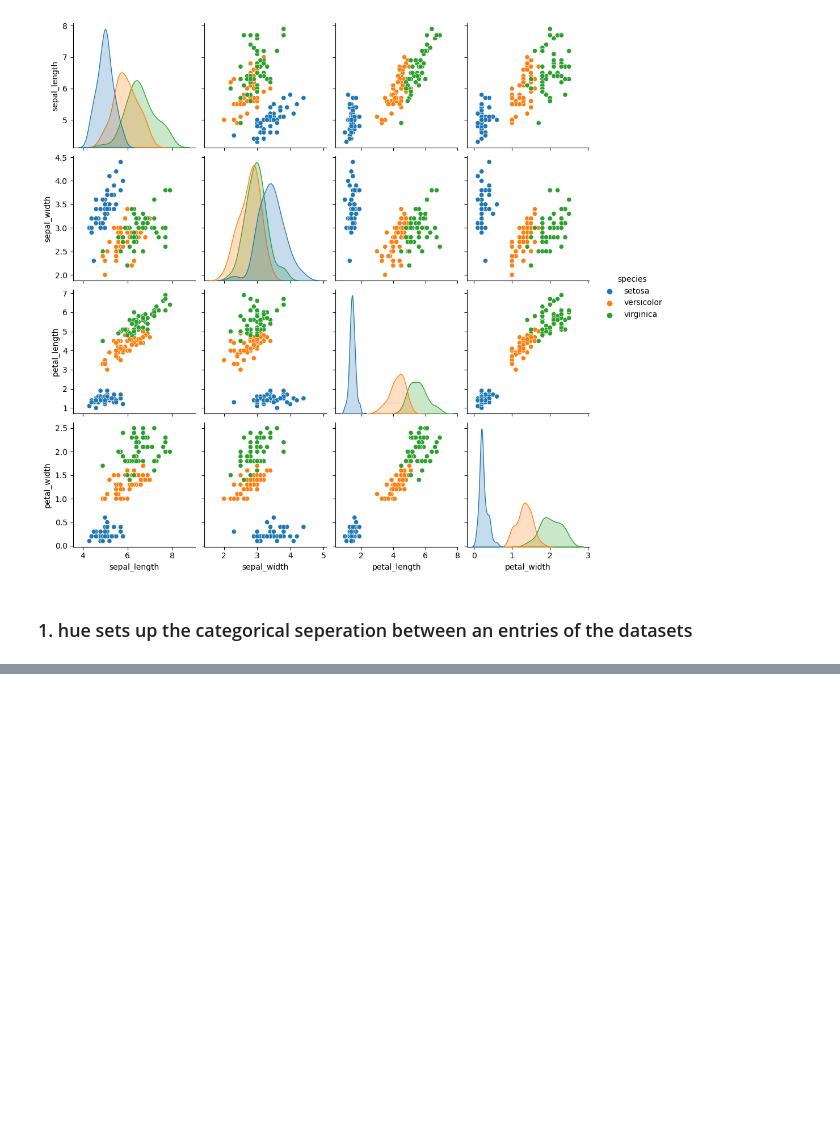
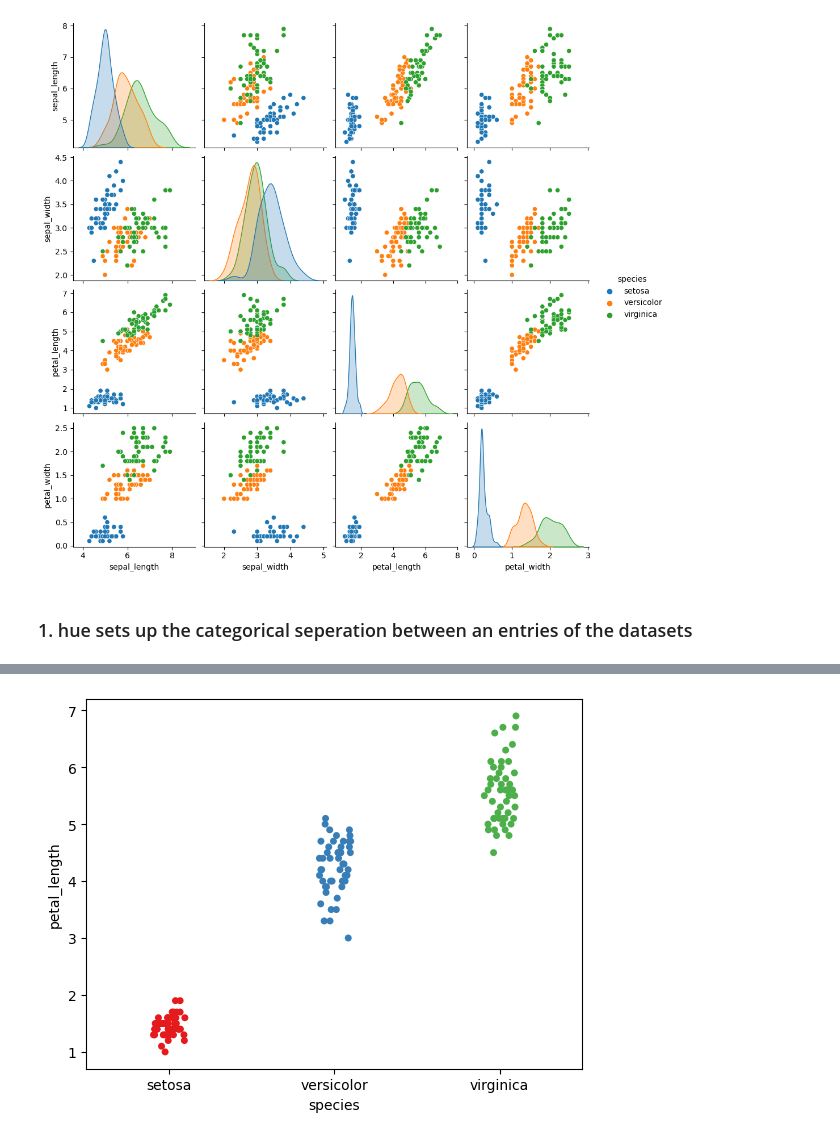
Before and after one commit to deAlgorithm/Data_Mining, a Jupyter notebook: Notebooks/Data Visualization 2.ipynb, the cells around one changed output, grey strips where cells are left out. Saved outputs shown, nothing was run; the diff lists cells and outputs as text; code cells hidden in the pictures; blank space fills up the shorter version.

```diff
--- a/Notebooks/Data Visualization 2.ipynb
+++ b/Notebooks/Data Visualization 2.ipynb
@@ -220,0 +238,5 @@ plt.show()
+# %%
+sns.stripplot(x = "species", y="petal_length",palette="Set1", data=df, jitter = True)
+plt.show()
+# %% [output]
+[figure, added]
```
Also changed, not shown: parts of 11 cells of this notebook.
